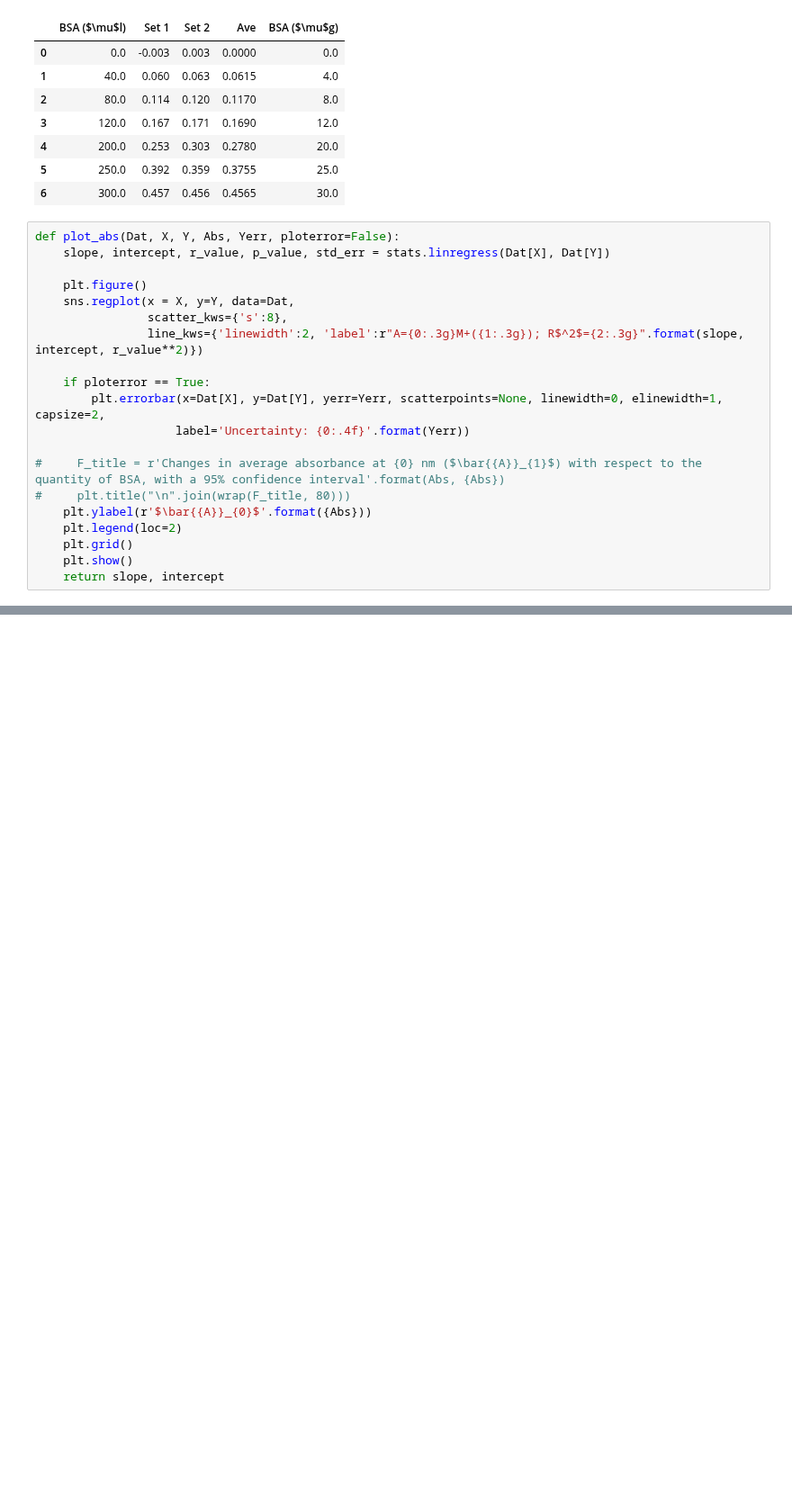
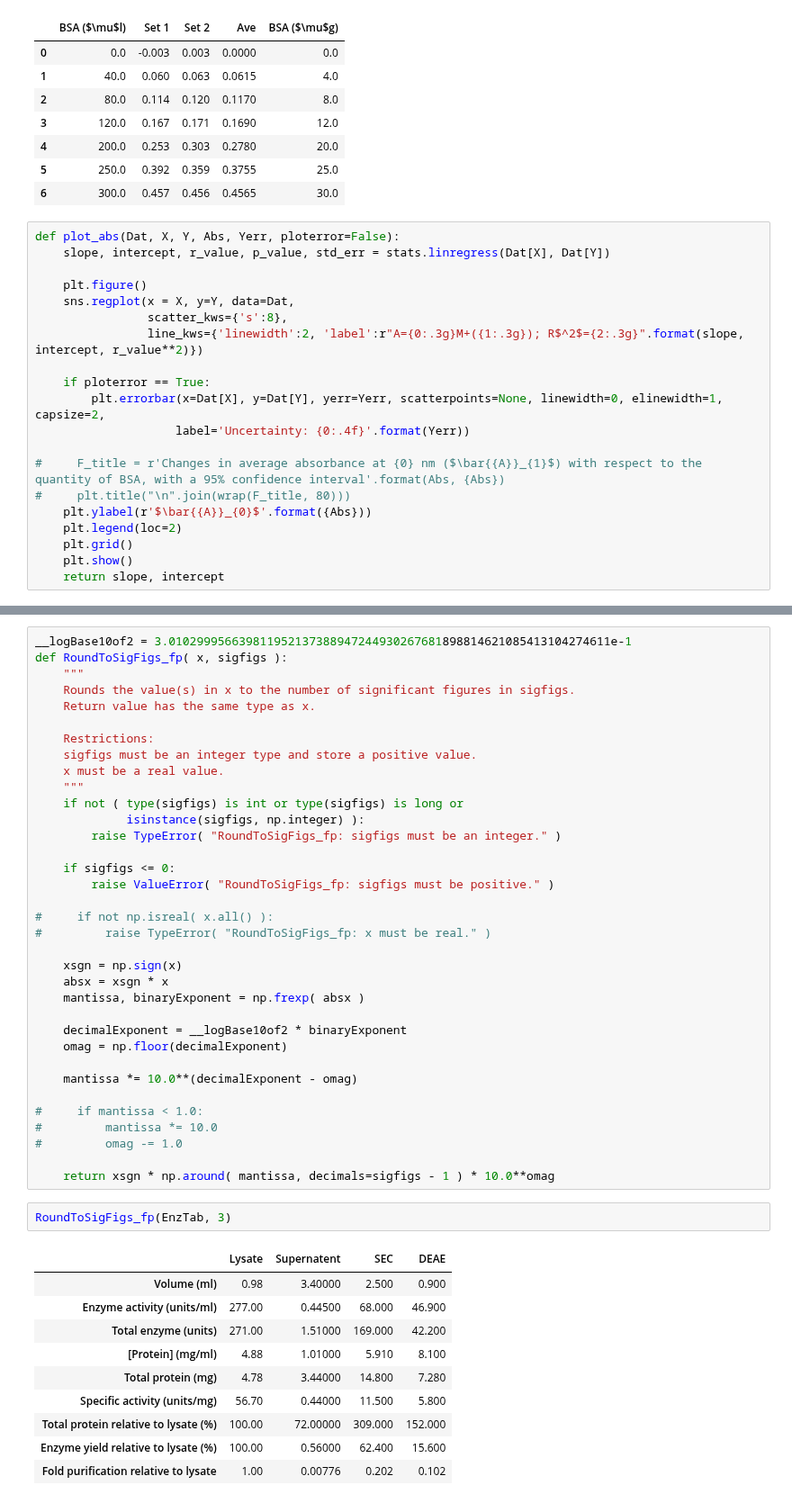
Before and after one commit to Kevinhykuo/UVic, a Jupyter notebook: Lab 4.ipynb, the cells around one changed output, grey strips where cells are left out. Shown at 90% size. Cells and saved outputs as stored; diff of their text form; blank space fills up the shorter version.

```diff
--- a/Lab 4.ipynb
+++ b/Lab 4.ipynb
@@ -135,0 +196,48 @@ BP
+# %%
+__logBase10of2 = 3.010299956639811952137388947244930267681898814621085413104274611e-1
+def RoundToSigFigs_fp( x, sigfigs ):
+    """
+    Rounds the value(s) in x to the number of significant figures in sigfigs.
+    Return value has the same type as x.
+
+    Restrictions:
+    sigfigs must be an integer type and store a positive value.
+    x must be a real value.
+    """
+    if not ( type(sigfigs) is int or type(sigfigs) is long or
+             isinstance(sigfigs, np.integer) ):
+        raise TypeError( "RoundToSigFigs_fp: sigfigs must be an integer." )
+
+    if sigfigs <= 0:
+        raise ValueError( "RoundToSigFigs_fp: sigfigs must be positive." )
+
+#     if not np.isreal( x.all() ):
+#         raise TypeError( "RoundToSigFigs_fp: x must be real." )
+
+    xsgn = np.sign(x)
+    absx = xsgn * x
+    mantissa, binaryExponent = np.frexp( absx )
+
+    decimalExponent = __logBase10of2 * binaryExponent
+    omag = np.floor(decimalExponent)
+
+    mantissa *= 10.0**(decimalExponent - omag)
+
+#     if mantissa < 1.0:
+#         mantissa *= 10.0
+#         omag -= 1.0
+
+    return xsgn * np.around( mantissa, decimals=sigfigs - 1 ) * 10.0**omag
+# %%
+RoundToSigFigs_fp(EnzTab, 3)
+# %% [output]
+|  | Lysate | Supernatent | SEC | DEAE |
+| Volume (ml) | 0.98 | 3.40000 | 2.500 | 0.900 |
+| Enzyme activity (units/ml) | 277.00 | 0.44500 | 68.000 | 46.900 |
+| Total enzyme (units) | 271.00 | 1.51000 | 169.000 | 42.200 |
+| [Protein] (mg/ml) | 4.88 | 1.01000 | 5.910 | 8.100 |
+| Total protein (mg) | 4.78 | 3.44000 | 14.800 | 7.280 |
+| Specific activity (units/mg) | 56.70 | 0.44000 | 11.500 | 5.800 |
+| Total protein relative to lysate (%) | 100.00 | 72.00000 | 309.000 | 152.000 |
+| Enzyme yield relative to lysate (%) | 100.00 | 0.56000 | 62.400 | 15.600 |
+| Fold purification relative to lysate | 1.00 | 0.00776 | 0.202 | 0.102 |
```
Also changed, not shown: parts of 9 cells of this notebook.
